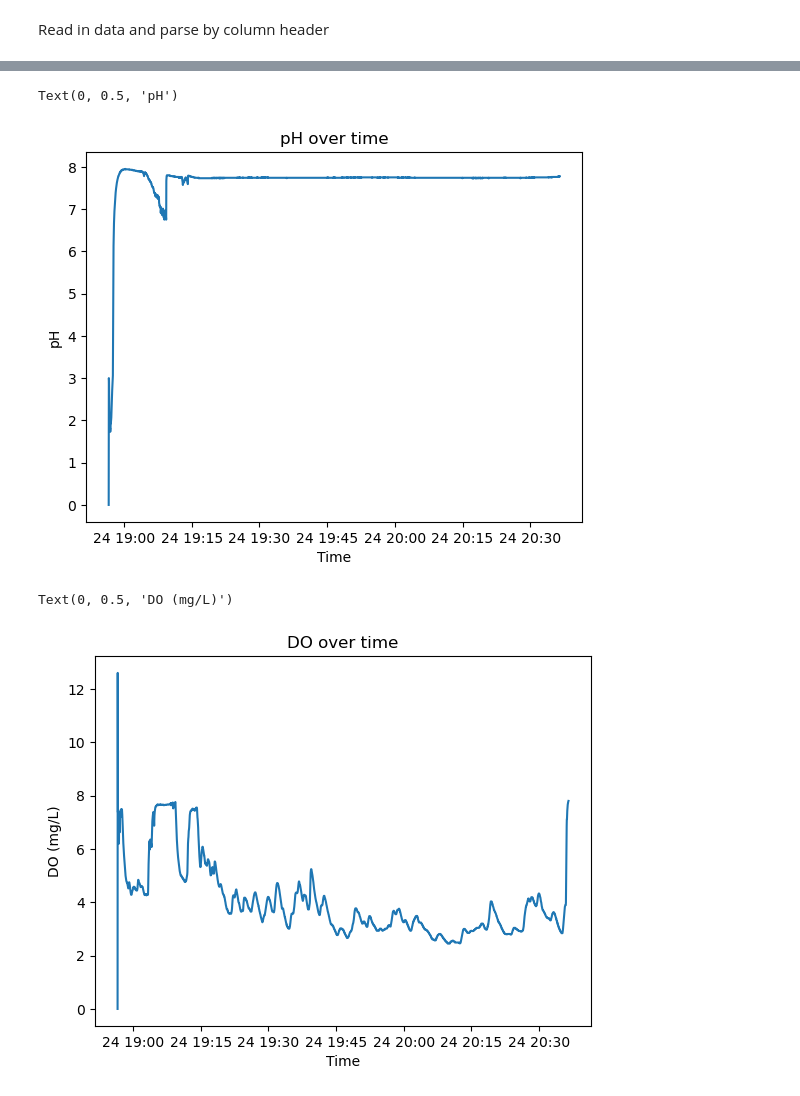
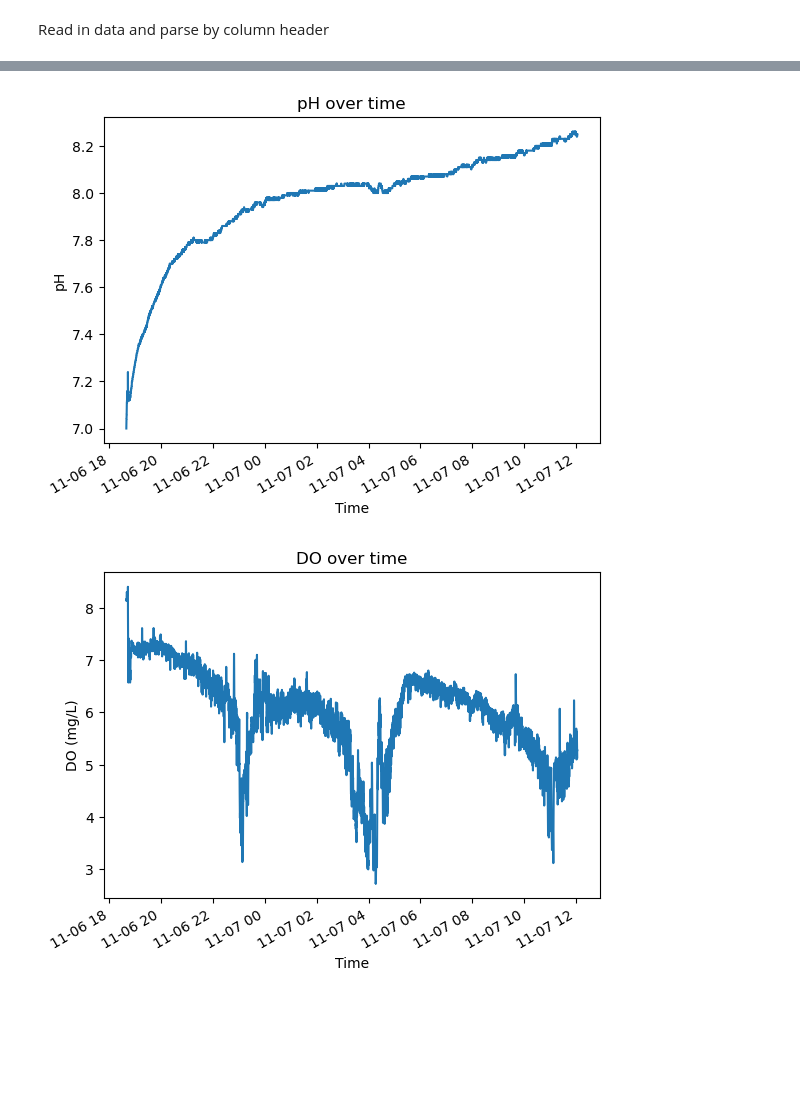
Before and after one commit to CodyAllen7/Biogeochemical-Drifter, a Jupyter notebook: Data_Analysis/Data_Analysis.ipynb, the cells around one changed output, grey strips where cells are left out. Cells and saved outputs as stored; diff of their text form; code cells hidden in the pictures; blank space fills up the shorter version.

```diff
--- a/Data_Analysis/Data_Analysis.ipynb
+++ b/Data_Analysis/Data_Analysis.ipynb
@@ -15,7 +15,7 @@ from cartopy.mpl.gridliner import LONGITUDE_FORMATTER, LATITUDE_FORMATTER
 # %% [markdown]
 Read in data and parse by column header
 # %%
-filename = '24102400'
+filename = '24110600'
 
 fullname = filename+'.csv'
 
@@ -105,22 +102,31 @@ plt.xlim((-77.865,-77.87))
 # %%
-time = df['time']
-ph = df['pH']
 
-plt.plot(time,ph)
-plt.title('pH over time')
-plt.xlabel('Time')
-plt.ylabel('pH')
+ph_threshold = 7
+df_filtered = df[df['pH'] >= ph_threshold]
+time= df_filtered['time']
+ph = df_filtered['pH']
+
+fig, axs = plt.subplots()
+axs.plot(time,ph)
+axs.set_title('pH over time')
+axs.set_xlabel('Time')
+axs.set_ylabel('pH')
+
+fig.autofmt_xdate()
+
+fig.show()
 # %% [output]
-Text(0, 0.5, 'pH')
-[figure, old version]
+[figure, new version]
 # %%
-DO = df['DO (mg/L)']
+DO = df_filtered['DO (mg/L)']
 
-plt.plot(time,DO)
-plt.title('DO over time')
-plt.xlabel('Time')
-plt.ylabel('DO (mg/L)')
+fig, axs = plt.subplots()
+axs.plot(time,DO)
+axs.set_title('DO over time')
+axs.set_xlabel('Time')
+axs.set_ylabel('DO (mg/L)')
+
+fig.autofmt_xdate()
 # %% [output]
-Text(0, 0.5, 'DO (mg/L)')
-[figure, old version]
+[figure, new version]
 # %%
```
Also changed, not shown: parts of 12 cells of this notebook.
